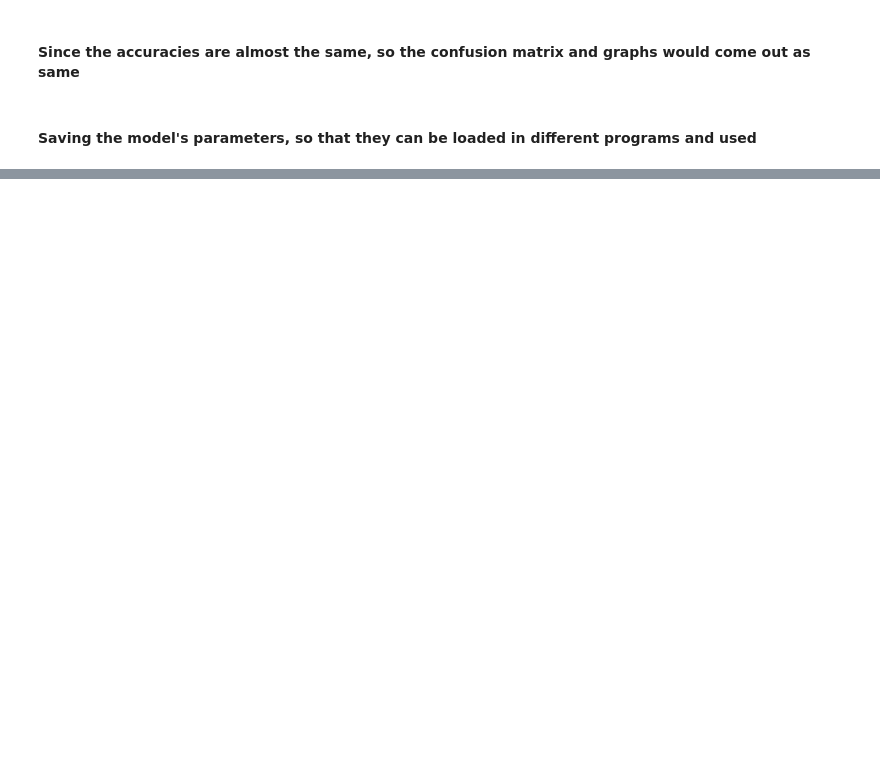
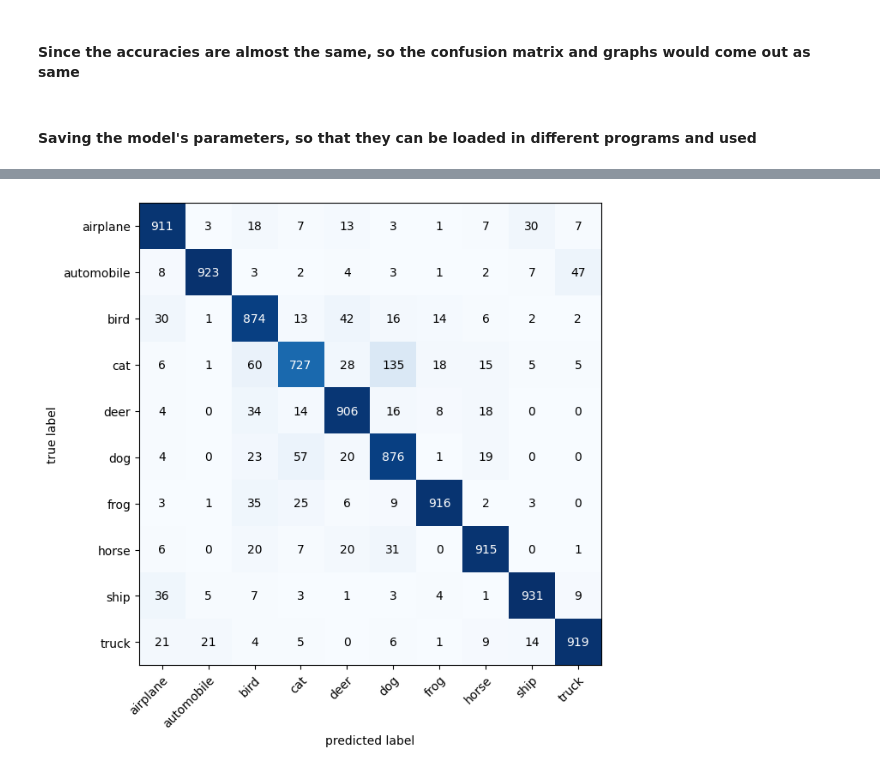
Before and after one commit to PranavAgrawal07/CIFAR-10-Neural-Network-Classification, a Jupyter notebook: CIFAR-10_Neural_Network_Classification.ipynb, the cells around one changed output, grey strips where cells are left out. Drawn from its saved outputs; the diff is of its cells as text; code cells hidden in the pictures; blank space fills up the shorter version.

```diff
--- a/CIFAR-10_Neural_Network_Classification.ipynb
+++ b/CIFAR-10_Neural_Network_Classification.ipynb
@@ -1038,0 +1096,3 @@ torch.save(obj = model_3.state_dict(),f=MODEL_SAVE_PATH)
+# %%
+device = "cuda" if torch.cuda.is_available() else "cpu"
+print(device)
@@ -1038,0 +1258,8 @@ torch.save(obj = model_3.state_dict(),f=MODEL_SAVE_PATH)
+# %%
+test_transform = v2.Compose([v2.ToImage(),
+                             v2.ToDtype(dtype=torch.float,scale=True),
+                             v2.Normalize(mean=[0.4914,0.4822,0.4465],std=[0.2470,0.2435,0.2616])])
+test_data.transform = test_transform
+# %%
+train_dataloader = DataLoader(dataset=train_data,batch_size= BATCH_SIZE, shuffle=True,num_workers=2,pin_memory=True,persistent_workers=True)
+test_dataloader = DataLoader(dataset=test_data,batch_size=BATCH_SIZE,shuffle=False,num_workers=2,pin_memory=True,persistent_workers=True)
@@ -1038,0 +2133,20 @@ torch.save(obj = model_3.state_dict(),f=MODEL_SAVE_PATH)
+# %%
+y_preds = []
+torch.manual_seed(42)
+torch.cuda.manual_seed(42)
+
+aug_model_2.eval()
+with torch.inference_mode():
+    for X,y in test_dataloader:
+        X,y=X.to(device),y.to(device)
+
+        y_logits = aug_model_2(X)         #RAw predictions are called logits, which need to be converted to prediction probabilities, which are then converted to labels/targets
+        y_pred = torch.softmax(y_logits,dim=1).argmax(dim=1)
+        y_preds.append(y_pred.cpu())      #Because we'll be plotting the confusion matrix using matplotlib which works on numpy, which does not support GPU
+
+    y_pred_tensor = torch.cat(y_preds)    #converts to a single tensor label
+
+confmat = ConfusionMatrix(task="multiclass",
+                         num_classes=len(class_names))
+confmat_tensor = confmat(preds=y_pred_tensor,target=torch.Tensor(test_data.targets))  #comparing the predicted labels with the actual labels for constructing the confusion matrix
+print(confmat_tensor)
@@ -1038,0 +2164,8 @@ torch.save(obj = model_3.state_dict(),f=MODEL_SAVE_PATH)
+# %%
+fig,ax = plot_confusion_matrix(
+    conf_mat=confmat_tensor.numpy(),     #it works with matplotlib so it likes working with numpy
+    class_names=class_names,
+    figsize=(10,7)
+)
+# %% [output]
+[figure, added]
```
Also changed, not shown: parts of 99 cells of this notebook, 4 other files.
